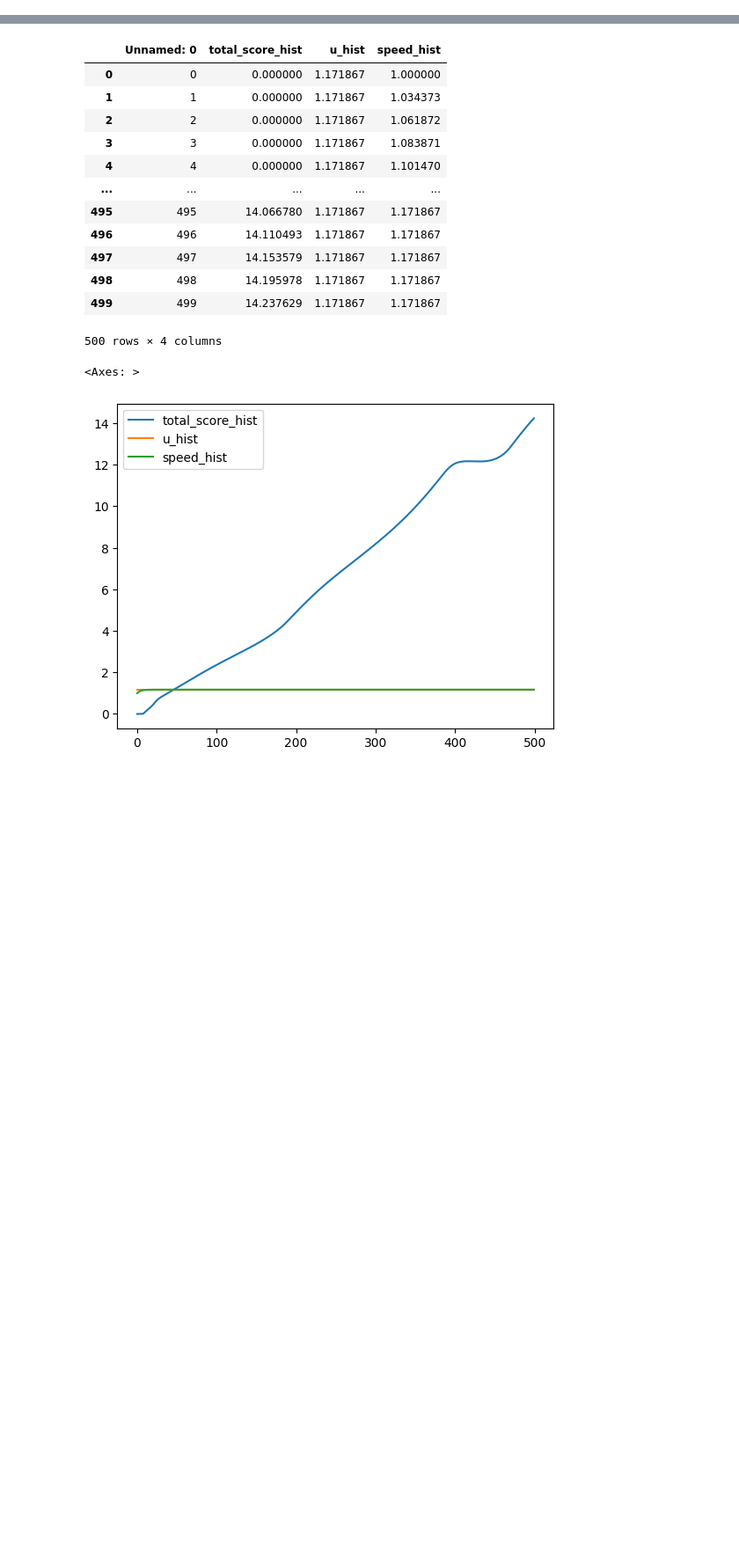
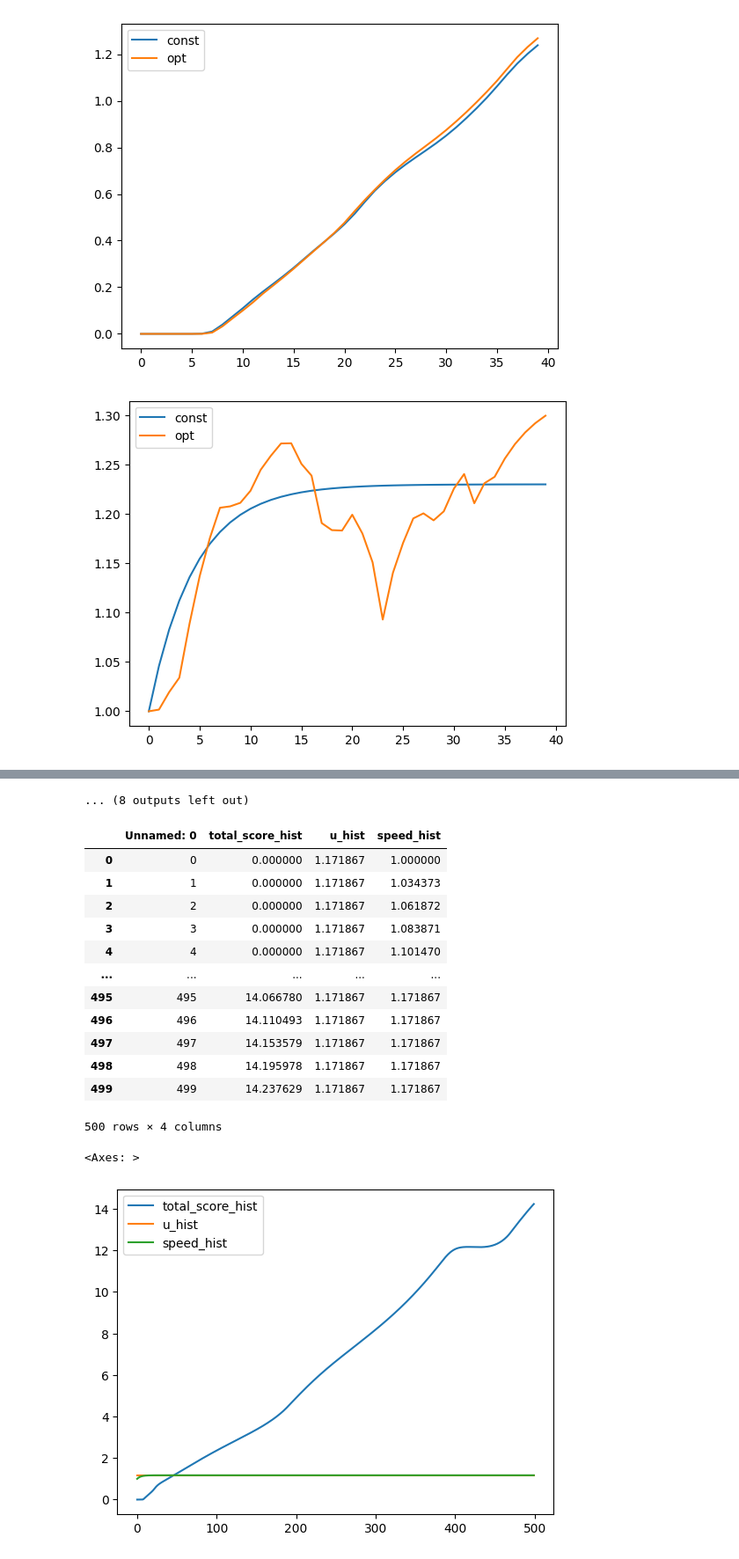
Before and after one commit to JayMaier/conveyor_optimize, a Jupyter notebook: plotting.ipynb, the cells around one changed output, grey strips where cells are left out. Shown at 88% size. Saved outputs shown, nothing was run; the diff lists cells and outputs as text; code cells hidden in the pictures; blank space fills up the shorter version.

```diff
--- a/plotting.ipynb
+++ b/plotting.ipynb
@@ -3,6 +3,22 @@ import numpy as np
 import matplotlib.pyplot as plt
 import pandas as pd
 # %%
-exp_dir = 'experiments/first_exp/'
+exp_dir = 'experiments/1_hr_20x_real_rand/'
 
-const_df = pd.read_csv(exp_dir + 'const_run_499.csv', index_col = 0)
+for i in range(10):
+
+    const_df = pd.read_csv(exp_dir + 'const_run_' + str(i)+ '.csv', index_col = 0)
+    opt_df = pd.read_csv(exp_dir + 'opt_run_' + str(i)+ '.csv', index_col = 0)
+    plt.figure()
+    plt.plot(const_df['total_score_hist'], label='const')
+    plt.plot(opt_df['total_score_hist'], label='opt')
+    plt.legend()
+    plt.show()
+    plt.figure()
+    plt.plot(const_df['speed_hist'], label='const')
+    plt.plot(opt_df['speed_hist'], label='opt')
+    plt.legend()
+    plt.show()
+# %% [output]
+[figure, added]
+[figure, added]
@@ -9,3 +35,4 @@ const_df = pd.read_csv(exp_dir + 'const_run_499.csv', index_col = 0)
+... (8 outputs left out)
 # %%
 const_df
 # %% [output]
```
Also changed, not shown: parts of 1 cell of this notebook, 2 other files.
